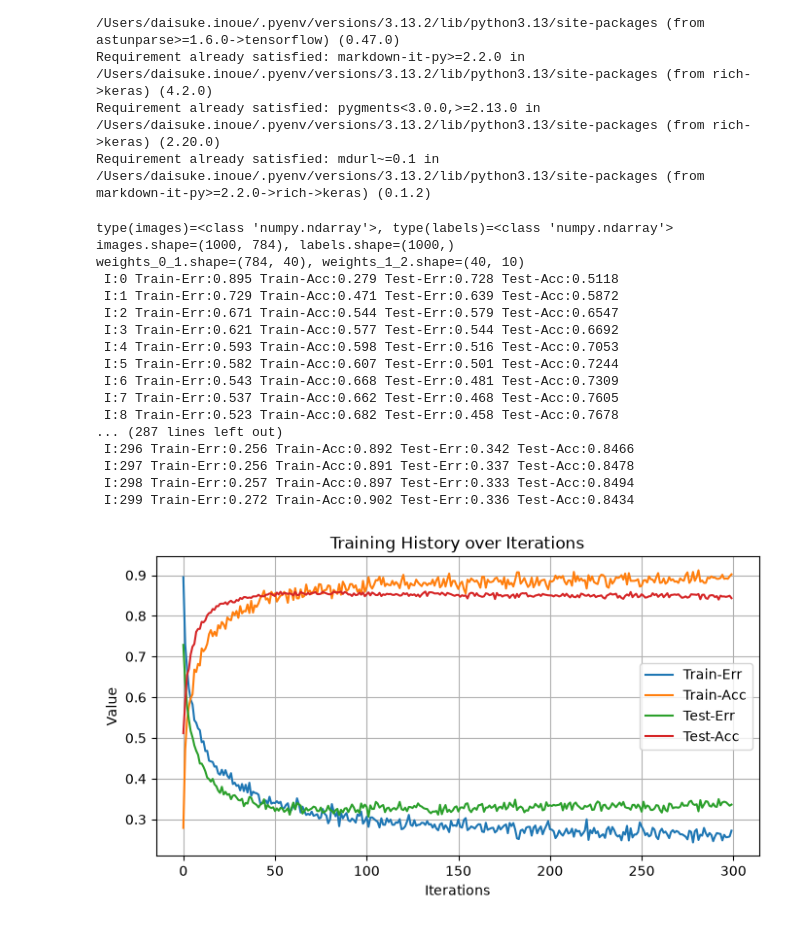
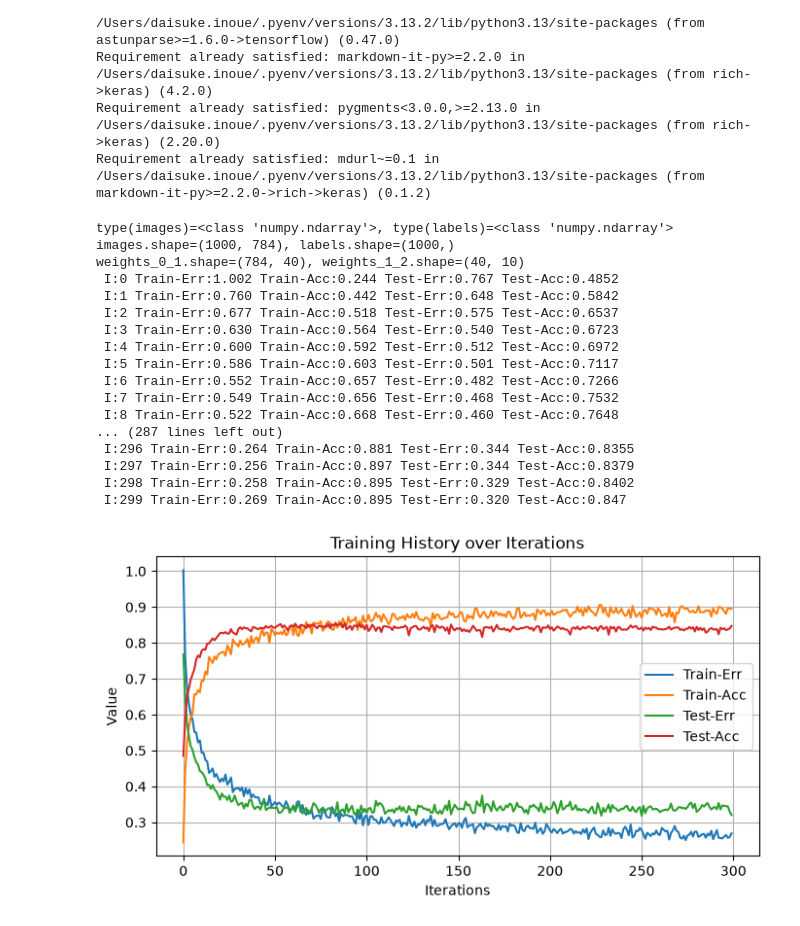
Before and after one commit to taisyo7333/grokking-deep-learning, a Jupyter notebook: 8/8-11-mnist-batch.ipynb, the cells around one changed output. Cells and saved outputs as stored; diff of their text form; code cells hidden in the pictures.

Commit message:
update batch

```diff
--- a/8/8-11-mnist-batch.ipynb
+++ b/8/8-11-mnist-batch.ipynb
@@ -60,7 +60,7 @@ alpha, iterations, hidden_size = (0.005, 300, 40)
 # 28x28 = 784
 pixels_per_image, num_labels = (784, 10)
 
-
+batch_size = 100
 
 # -0.1 to 0.1
 # 784x40 matrix
@@ -80,9 +80,12 @@ test_accuracy = []
 for j in range(iterations):
     train_err, train_acc = (0.0, 0)
 
-    for i in range(len(images)):
+    length = (int)(len(images) / batch_size)
+    for i in range(length):
+        batch_start, batch_end = ((i * batch_size), ((i + 1) * batch_size))
+
         # input layer is 1x784
-        layer_0 = images[i:i+1]
+        layer_0 = images[batch_start:batch_end]
         # hidden layer is 1x40
         ## 1x784 * 783x40 = 1x40
         layer_1 = relu(np.dot(layer_0, weights_0_1))
@@ -99,15 +102,14 @@ for j in range(iterations):
         # 1x40 * 40x10 = 1x10
         layer_2 = np.dot(layer_1, weights_1_2)
 
-        goal_prediction = labels[i:i+1]
+        goal_prediction = labels[batch_start:batch_end]
+        train_err += np.sum((layer_2 - goal_prediction) ** 2)
 
-        train_err += np.sum((layer_2 - goal_prediction) ** 2)
-        # argmax returns the index of the maximum value in an array.
-        # In this case, it is used to determine the predicted class (the index of the highest value in layer_2) and compare it to the actual class (the index of the highest value in goal_prediction).
-        # If they match, it means the prediction was correct, and we increment train_acc by 1.
-        train_acc += int(np.argmax(layer_2) == np.argmax(goal_prediction))
+        for k in range(batch_size):
+            goal_prediction = labels[batch_start + k:batch_start + k + 1]
+            train_acc += int(np.argmax(layer_2[k:k+1]) == np.argmax(goal_prediction))
 
-        layer_2_delta = layer_2 - goal_prediction
+        layer_2_delta = layer_2 - labels[batch_start:batch_end]
         layer_1_delta = layer_2_delta.dot(weights_1_2.T) * relu2derive(layer_1)
         layer_1_delta *= dropout_mask
 
@@ -137,44 +139,44 @@ for j in range(iterations):
         test_acc += int(np.argmax(layer_2) == np.argmax(test_labels[i:i+1]))
 
     sys.stdout.write(
         " Test-Err:" + str(test_err / float(len(test_images)))[0:5] + \
         " Test-Acc:" + str(test_acc / float(len(test_images)))
     )
     sys.stdout.write("\n")
 
     # matplotlib
     train_error.append(train_err / float(len(images)))
     train_accuracy.append(train_acc / float(len(images)))
     test_error.append(test_err / float(len(test_images)))
     test_accuracy.append(test_acc / float(len(test_images)))
 
 plt.figure(figsize=(8, 4))
 plt.plot(train_error, label="Train-Err")
 plt.plot(train_accuracy, label="Train-Acc")
 plt.plot(test_error, label="Test-Err")
 plt.plot(test_accuracy, label="Test-Acc")
 plt.xlabel("Iterations")
 plt.ylabel("Value")
 plt.title("Training History over Iterations")
 plt.legend()
 plt.grid(True)
 plt.show()
 # %% [output]
 type(images)=<class 'numpy.ndarray'>, type(labels)=<class 'numpy.ndarray'>
 images.shape=(1000, 784), labels.shape=(1000,)
 weights_0_1.shape=(784, 40), weights_1_2.shape=(40, 10)
- I:0 Train-Err:0.895 Train-Acc:0.279 Test-Err:0.728 Test-Acc:0.5118
- I:1 Train-Err:0.729 Train-Acc:0.471 Test-Err:0.639 Test-Acc:0.5872
- I:2 Train-Err:0.671 Train-Acc:0.544 Test-Err:0.579 Test-Acc:0.6547
- I:3 Train-Err:0.621 Train-Acc:0.577 Test-Err:0.544 Test-Acc:0.6692
- I:4 Train-Err:0.593 Train-Acc:0.598 Test-Err:0.516 Test-Acc:0.7053
- I:5 Train-Err:0.582 Train-Acc:0.607 Test-Err:0.501 Test-Acc:0.7244
- I:6 Train-Err:0.543 Train-Acc:0.668 Test-Err:0.481 Test-Acc:0.7309
- I:7 Train-Err:0.537 Train-Acc:0.662 Test-Err:0.468 Test-Acc:0.7605
- I:8 Train-Err:0.523 Train-Acc:0.682 Test-Err:0.458 Test-Acc:0.7678
+ I:0 Train-Err:1.002 Train-Acc:0.244 Test-Err:0.767 Test-Acc:0.4852
+ I:1 Train-Err:0.760 Train-Acc:0.442 Test-Err:0.648 Test-Acc:0.5842
+ I:2 Train-Err:0.677 Train-Acc:0.518 Test-Err:0.575 Test-Acc:0.6537
+ I:3 Train-Err:0.630 Train-Acc:0.564 Test-Err:0.540 Test-Acc:0.6723
+ I:4 Train-Err:0.600 Train-Acc:0.592 Test-Err:0.512 Test-Acc:0.6972
+ I:5 Train-Err:0.586 Train-Acc:0.603 Test-Err:0.501 Test-Acc:0.7117
+ I:6 Train-Err:0.552 Train-Acc:0.657 Test-Err:0.482 Test-Acc:0.7266
+ I:7 Train-Err:0.549 Train-Acc:0.656 Test-Err:0.468 Test-Acc:0.7532
+ I:8 Train-Err:0.522 Train-Acc:0.668 Test-Err:0.460 Test-Acc:0.7648
 ... (287 lines left out)
- I:296 Train-Err:0.256 Train-Acc:0.892 Test-Err:0.342 Test-Acc:0.8466
- I:297 Train-Err:0.256 Train-Acc:0.891 Test-Err:0.337 Test-Acc:0.8478
- I:298 Train-Err:0.257 Train-Acc:0.897 Test-Err:0.333 Test-Acc:0.8494
- I:299 Train-Err:0.272 Train-Acc:0.902 Test-Err:0.336 Test-Acc:0.8434
+ I:296 Train-Err:0.264 Train-Acc:0.881 Test-Err:0.344 Test-Acc:0.8355
+ I:297 Train-Err:0.256 Train-Acc:0.897 Test-Err:0.344 Test-Acc:0.8379
+ I:298 Train-Err:0.258 Train-Acc:0.895 Test-Err:0.329 Test-Acc:0.8402
+ I:299 Train-Err:0.269 Train-Acc:0.895 Test-Err:0.320 Test-Acc:0.847
-[figure, old version]
+[figure, new version]
```
